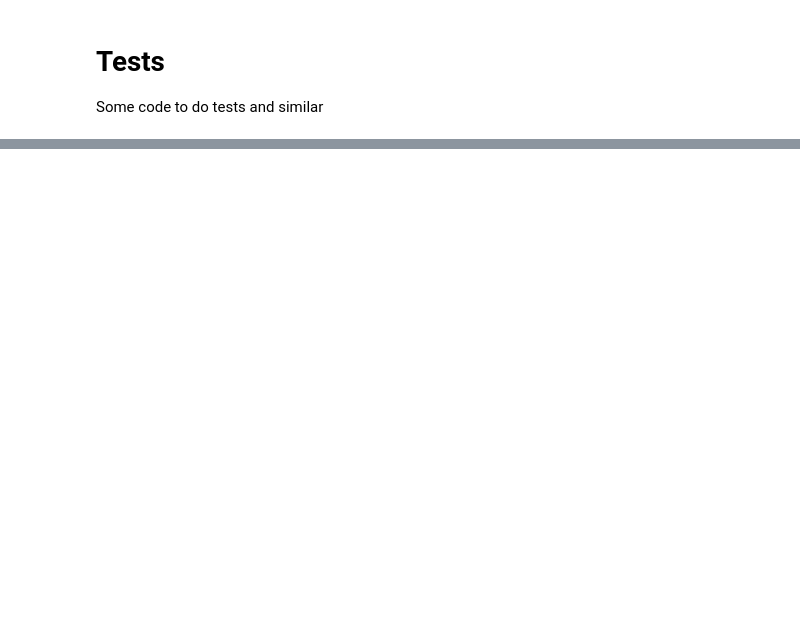
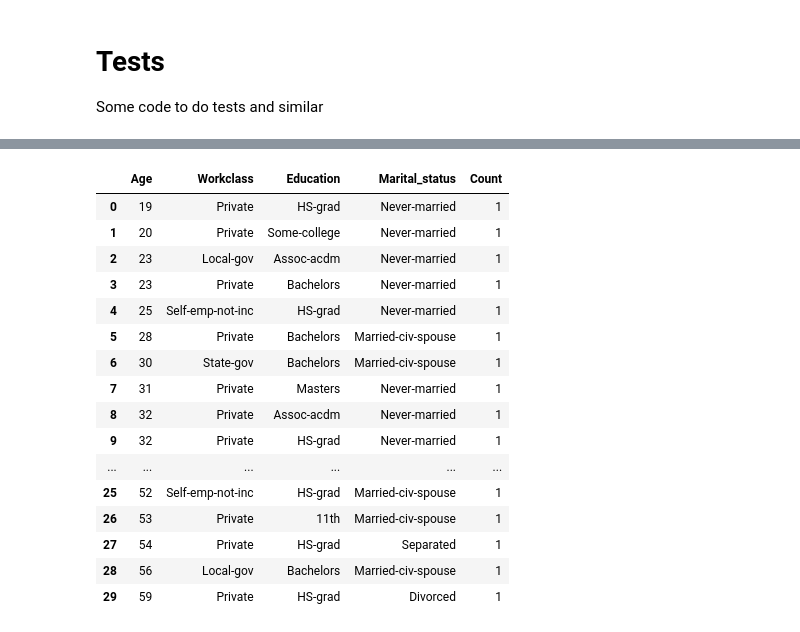
Before and after one commit to andreafasci/DPP_Project, a Jupyter notebook: DPP_Project.ipynb, the cells around one changed output, grey strips where cells are left out. Saved outputs shown, nothing was run; the diff lists cells and outputs as text; code cells hidden in the pictures; blank space fills up the shorter version.

```diff
--- a/DPP_Project.ipynb
+++ b/DPP_Project.ipynb
@@ -438,0 +460,21 @@ frequencySet (exampleDF_anonymized, [1,2,3])
+# %%
+fSet = frequencySet_standard(data[:30], ['Age', 'Workclass', 'Education', 'Marital_status'])
+fSet
+# %% [output]
+|  | Age | Workclass | Education | Marital_status | Count |
+| 0 | 19 | Private | HS-grad | Never-married | 1 |
+| 1 | 20 | Private | Some-college | Never-married | 1 |
+| 2 | 23 | Local-gov | Assoc-acdm | Never-married | 1 |
+| 3 | 23 | Private | Bachelors | Never-married | 1 |
+| 4 | 25 | Self-emp-not-inc | HS-grad | Never-married | 1 |
+| 5 | 28 | Private | Bachelors | Married-civ-spouse | 1 |
+| 6 | 30 | State-gov | Bachelors | Married-civ-spouse | 1 |
+| 7 | 31 | Private | Masters | Never-married | 1 |
+| 8 | 32 | Private | Assoc-acdm | Never-married | 1 |
+| 9 | 32 | Private | HS-grad | Never-married | 1 |
+| ... | ... | ... | ... | ... | ... |
+| 25 | 52 | Self-emp-not-inc | HS-grad | Married-civ-spouse | 1 |
+| 26 | 53 | Private | 11th | Married-civ-spouse | 1 |
+| 27 | 54 | Private | HS-grad | Separated | 1 |
+| 28 | 56 | Local-gov | Bachelors | Married-civ-spouse | 1 |
+| 29 | 59 | Private | HS-grad | Divorced | 1 |
```
Also changed, not shown: parts of 12 cells of this notebook, 1 other file.
